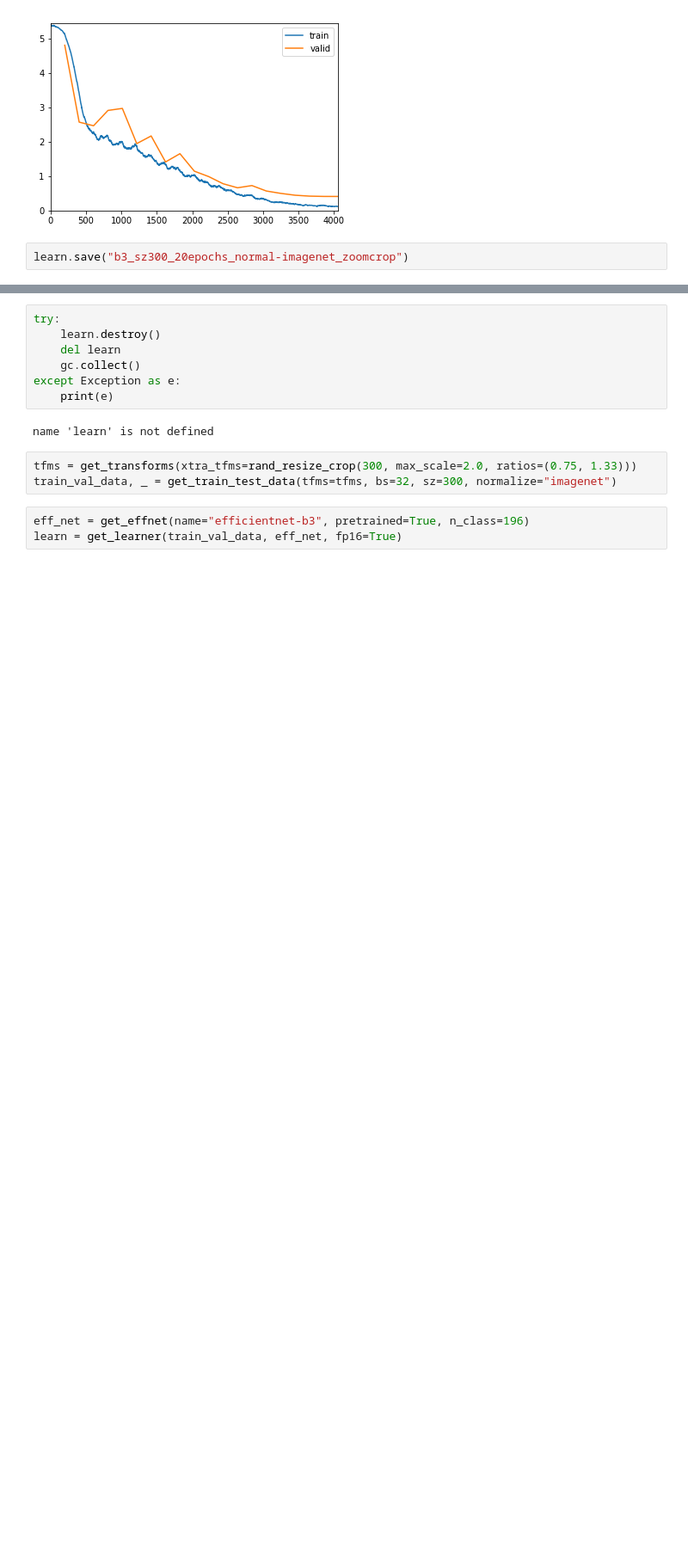
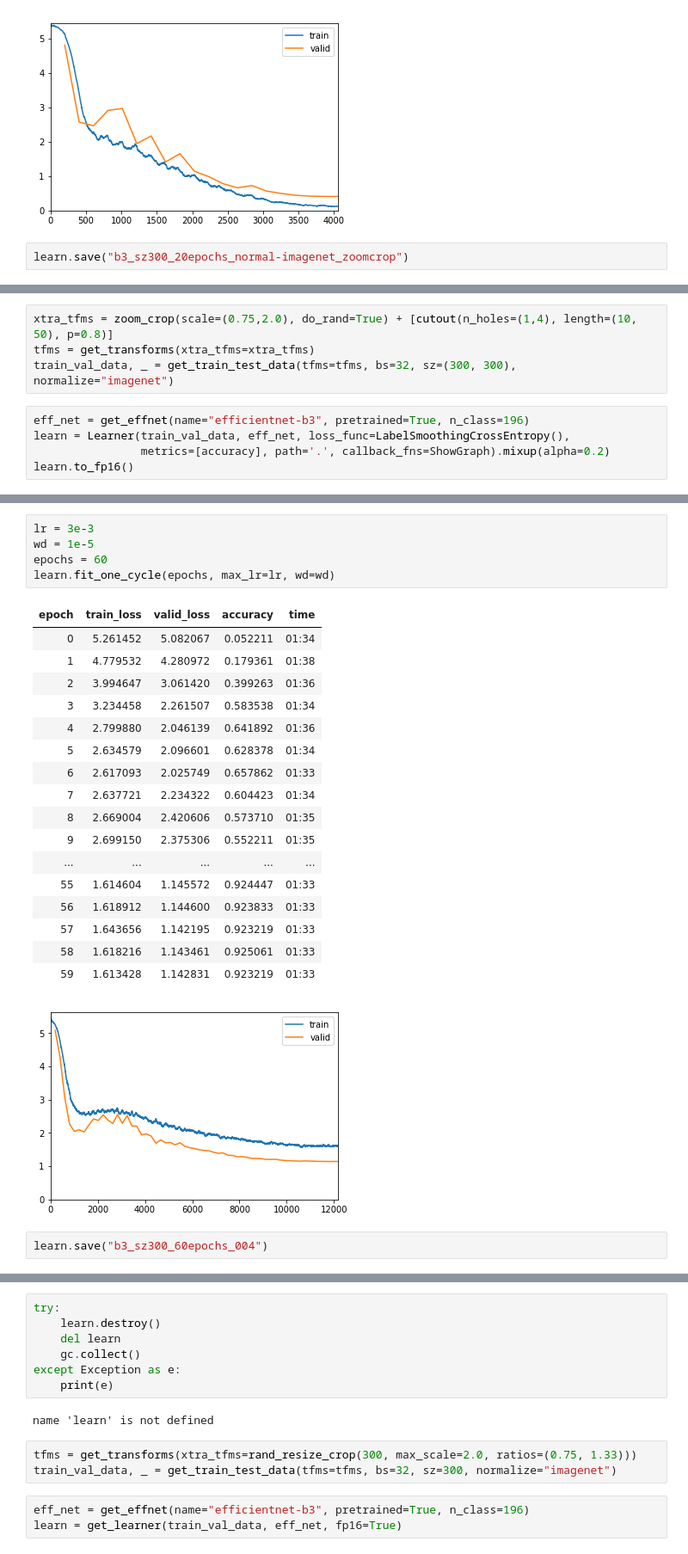
Before and after one commit to zerothphase/ai4sea_cv_challenge, a Jupyter notebook: Efficientnet_4.ipynb, the cells around one changed output, grey strips where cells are left out. Shown at 86% size. Cells and saved outputs as stored; diff of their text form; blank space fills up the shorter version.

```diff
--- a/Efficientnet_4.ipynb
+++ b/Efficientnet_4.ipynb
@@ -314,0 +528,9 @@ learn.save("b3_sz300_20epochs_normal-imagenet_zoomcrop")
+# %%
+xtra_tfms = zoom_crop(scale=(0.75,2.0), do_rand=True) + [cutout(n_holes=(1,4), length=(10, 50), p=0.8)]
+tfms = get_transforms(xtra_tfms=xtra_tfms)
+train_val_data, _ = get_train_test_data(tfms=tfms, bs=32, sz=(300, 300), normalize="imagenet")
+# %%
+eff_net = get_effnet(name="efficientnet-b3", pretrained=True, n_class=196)
+learn = Learner(train_val_data, eff_net, loss_func=LabelSmoothingCrossEntropy(),
+                metrics=[accuracy], path='.', callback_fns=ShowGraph).mixup(alpha=0.2)
+learn.to_fp16()
@@ -314,0 +566,26 @@ learn.save("b3_sz300_20epochs_normal-imagenet_zoomcrop")
+# %%
+lr = 3e-3
+wd = 1e-5
+epochs = 60
+learn.fit_one_cycle(epochs, max_lr=lr, wd=wd)
+# %% [output]
+| epoch | train_loss | valid_loss | accuracy | time |
+| 0 | 5.261452 | 5.082067 | 0.052211 | 01:34 |
+| 1 | 4.779532 | 4.280972 | 0.179361 | 01:38 |
+| 2 | 3.994647 | 3.061420 | 0.399263 | 01:36 |
+| 3 | 3.234458 | 2.261507 | 0.583538 | 01:34 |
+| 4 | 2.799880 | 2.046139 | 0.641892 | 01:36 |
+| 5 | 2.634579 | 2.096601 | 0.628378 | 01:34 |
+| 6 | 2.617093 | 2.025749 | 0.657862 | 01:33 |
+| 7 | 2.637721 | 2.234322 | 0.604423 | 01:34 |
+| 8 | 2.669004 | 2.420606 | 0.573710 | 01:35 |
+| 9 | 2.699150 | 2.375306 | 0.552211 | 01:35 |
+| ... | ... | ... | ... | ... |
+| 55 | 1.614604 | 1.145572 | 0.924447 | 01:33 |
+| 56 | 1.618912 | 1.144600 | 0.923833 | 01:33 |
+| 57 | 1.643656 | 1.142195 | 0.923219 | 01:33 |
+| 58 | 1.618216 | 1.143461 | 0.925061 | 01:33 |
+| 59 | 1.613428 | 1.142831 | 0.923219 | 01:33 |
+[figure, added]
+# %%
+learn.save("b3_sz300_60epochs_004")
```
Also changed, not shown: parts of 89 cells of this notebook, 2 other files.
